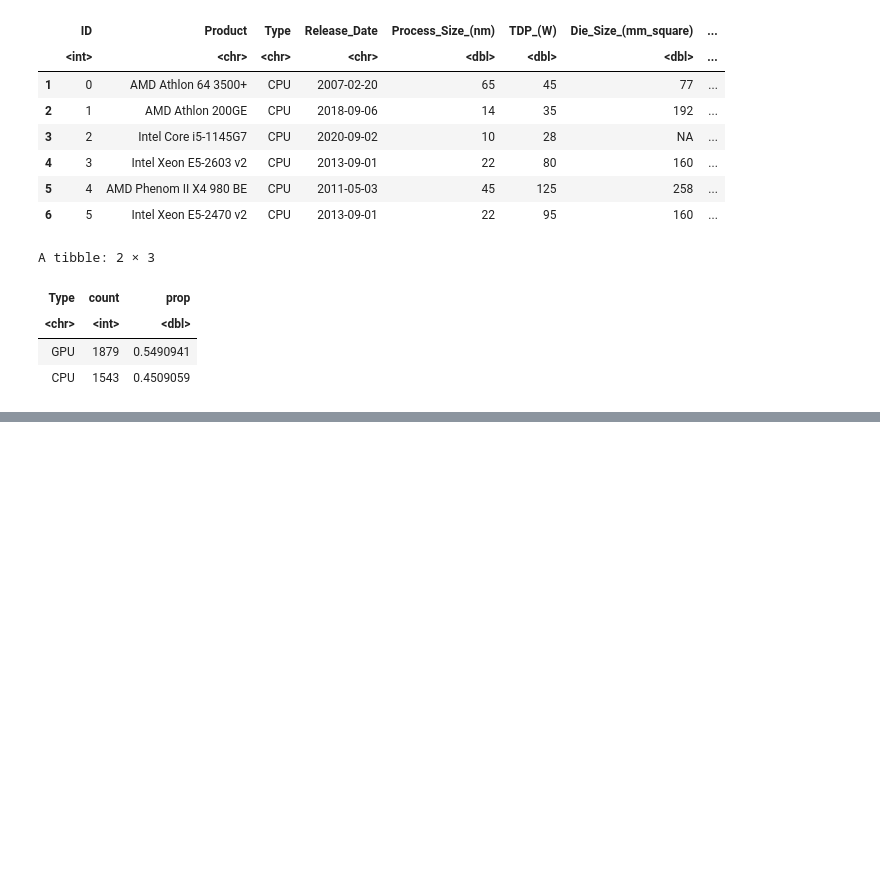
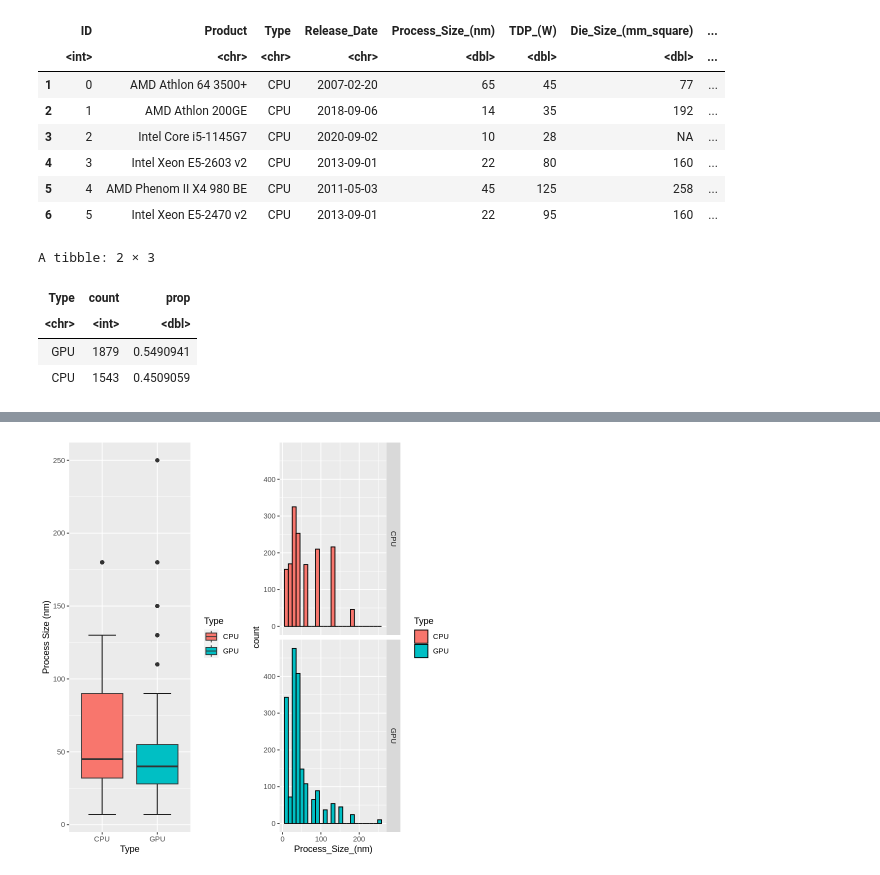
Before and after one commit to TheMathAI/MATH208_PROJECT, a Jupyter notebook: MATH_208_Project.ipynb, the cells around one changed output, grey strips where cells are left out. Drawn from its saved outputs; the diff is of its cells as text; code cells hidden in the pictures; blank space fills up the shorter version.

```diff
--- a/MATH_208_Project.ipynb
+++ b/MATH_208_Project.ipynb
@@ -66,2 +87,16 @@ summary_cpu_gpu %>% pivot_wider(names_from = Type, values_from = value)
+# %%
+# Plot for Process_Size
+
+box1 <- ggplot(cpu_gpu_data_no_NA,aes(x=Type,y=`Process_Size_(nm)`,fill=Type)) +
+stat_boxplot(geom="errorbar",width=0.5) + geom_boxplot() +
+ylab("Process Size (nm)")
+
+hist1 <- ggplot(cpu_gpu_data_no_NA, aes(x=`Process_Size_(nm)`,group=Type,fill=Type)) +
+geom_histogram(bins=25,col="black") +
+facet_grid(rows=vars(Type))
+
+grid.arrange(box1,hist1, nrow = 1)
+# %% [output]
+[figure, added]
 # %%
 # doesn't make sense needs to change it
```
Also changed, not shown: parts of 6 cells of this notebook.
